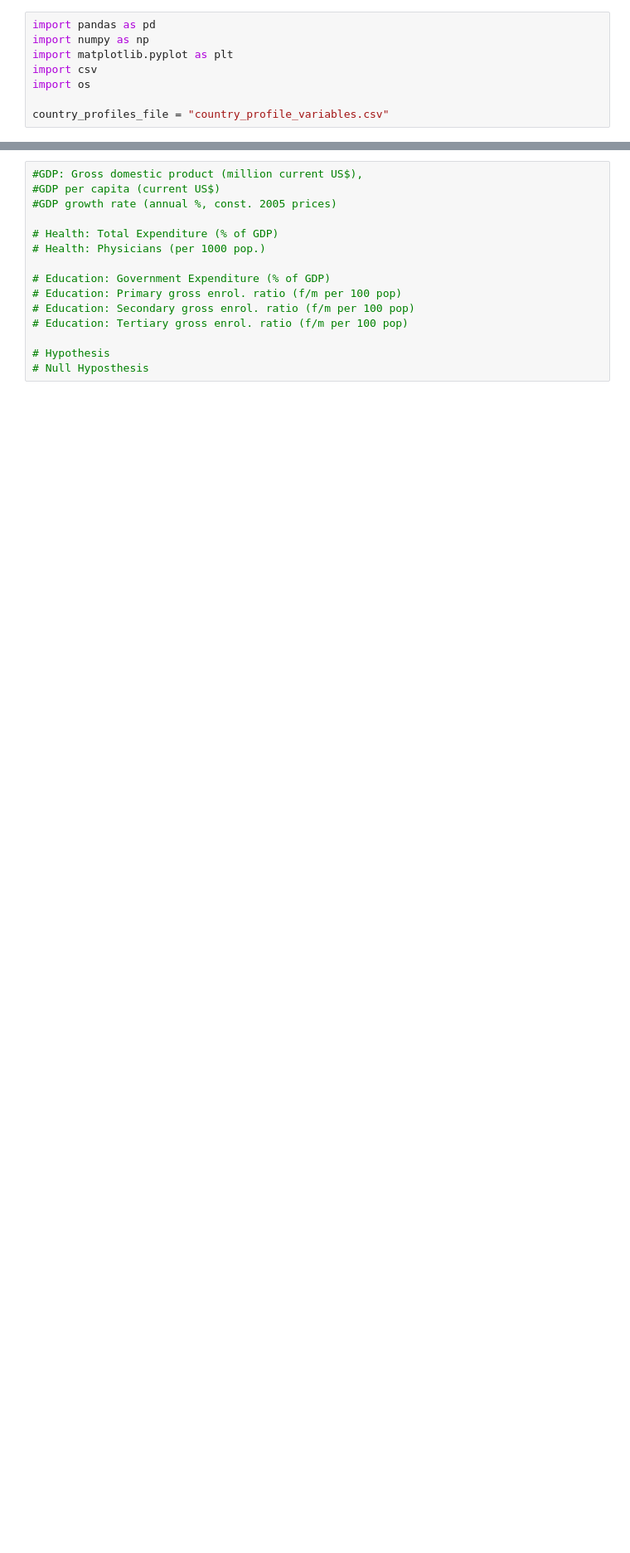
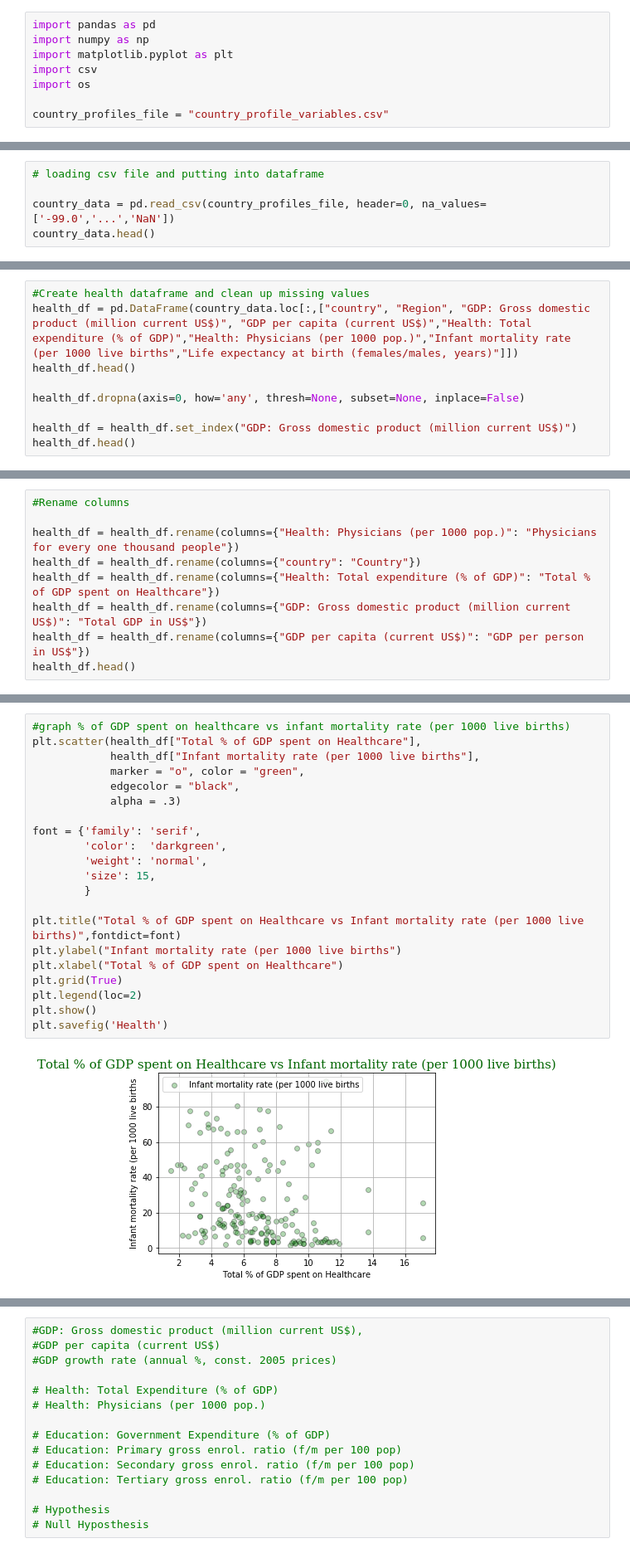
Before and after one commit to Data-Analytics-Project-Group/Visualizing-World-Economic-Trends, a Jupyter notebook: Visualizing World Economic Trends.ipynb, the cells around one changed output, grey strips where cells are left out. Shown at 83% size. Drawn from its saved outputs; the diff is of its cells as text; blank space fills up the shorter version.

```diff
--- a/Visualizing World Economic Trends.ipynb
+++ b/Visualizing World Economic Trends.ipynb
@@ -19,0 +9,5 @@ country_data.head()
+# %%
+# loading csv file and putting into dataframe
+
+country_data = pd.read_csv(country_profiles_file, header=0, na_values=['-99.0','...','NaN'])
+country_data.head()
@@ -19,0 +22,9 @@ country_data.head()
+# %%
+#Create health dataframe and clean up missing values
+health_df = pd.DataFrame(country_data.loc[:,["country", "Region", "GDP: Gross domestic product (million current US$)", "GDP per capita (current US$)","Health: Total expenditure (% of GDP)","Health: Physicians (per 1000 pop.)","Infant mortality rate (per 1000 live births","Life expectancy at birth (females/males, years)"]])
+health_df.head()
+
+health_df.dropna(axis=0, how='any', thresh=None, subset=None, inplace=False)
+
+health_df = health_df.set_index("GDP: Gross domestic product (million current US$)")
+health_df.head()
@@ -19,0 +57,9 @@ country_data.head()
+# %%
+#Rename columns
+
+health_df = health_df.rename(columns={"Health: Physicians (per 1000 pop.)": "Physicians for every one thousand people"})
+health_df = health_df.rename(columns={"country": "Country"})
+health_df = health_df.rename(columns={"Health: Total expenditure (% of GDP)": "Total % of GDP spent on Healthcare"})
+health_df = health_df.rename(columns={"GDP: Gross domestic product (million current US$)": "Total GDP in US$"})
+health_df = health_df.rename(columns={"GDP per capita (current US$)": "GDP per person in US$"})
+health_df.head()
@@ -19,0 +74,23 @@ country_data.head()
+# %%
+#graph % of GDP spent on healthcare vs infant mortality rate (per 1000 live births)
+plt.scatter(health_df["Total % of GDP spent on Healthcare"],
+            health_df["Infant mortality rate (per 1000 live births"],
+            marker = "o", color = "green",
+            edgecolor = "black",
+            alpha = .3)
+
+font = {'family': 'serif',
+        'color':  'darkgreen',
+        'weight': 'normal',
+        'size': 15,
+        }
+
+plt.title("Total % of GDP spent on Healthcare vs Infant mortality rate (per 1000 live births)",fontdict=font)
+plt.ylabel("Infant mortality rate (per 1000 live births")
+plt.xlabel("Total % of GDP spent on Healthcare")
+plt.grid(True)
+plt.legend(loc=2)
+plt.show()
+plt.savefig('Health')
+# %% [output]
+[figure, added]
```
Also changed, not shown: parts of 11 cells of this notebook.
